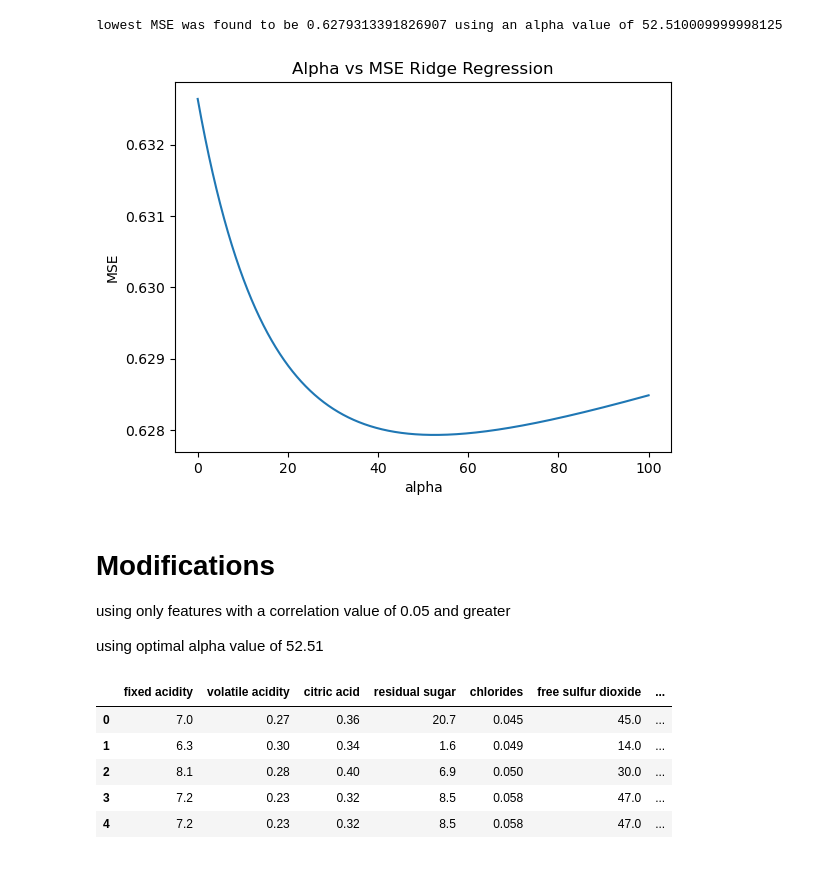
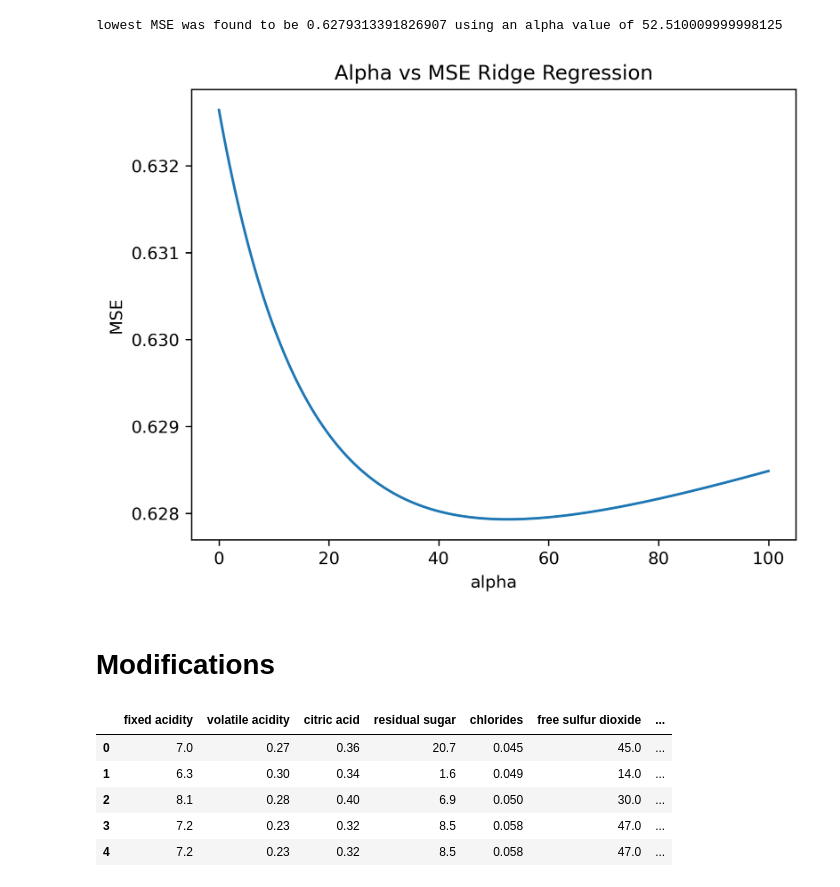
Before and after one commit to tyleryip/ENSF544_Project2, a Jupyter notebook: paper1-RidgeRegression.ipynb, the cells around one changed output. Cells and saved outputs as stored; diff of their text form; code cells hidden in the pictures.

Commit message:
Finished implementation and modification

```diff
--- a/paper1-RidgeRegression.ipynb
+++ b/paper1-RidgeRegression.ipynb
@@ -155,19 +155,17 @@ lowest MSE was found to be 0.6279313391826907 using an alpha value of 52.5100099
 # %%
 import matplotlib.pyplot as plt
 
+%matplotlib inline
+plt.rcParams['figure.dpi'] = 300
 plt.plot(alphas, MSEs)
 plt.title('Alpha vs MSE Ridge Regression')
 plt.xlabel('alpha')
 plt.ylabel('MSE')
 plt.show()
 # %% [output]
-[figure, old version]
+[figure, new version]
-# %% [markdown]
-# Modifications
-
-using only features with a correlation value of 0.05 and greater
-
-using optimal alpha value of 52.51
+# %% [markdown]
+# Modifications
 # %%
 source_file = 'winequality-white.csv'
 data = pd.read_csv(source_file, sep=';')
```
Also changed, not shown: parts of 13 cells of this notebook, 4 other files.
